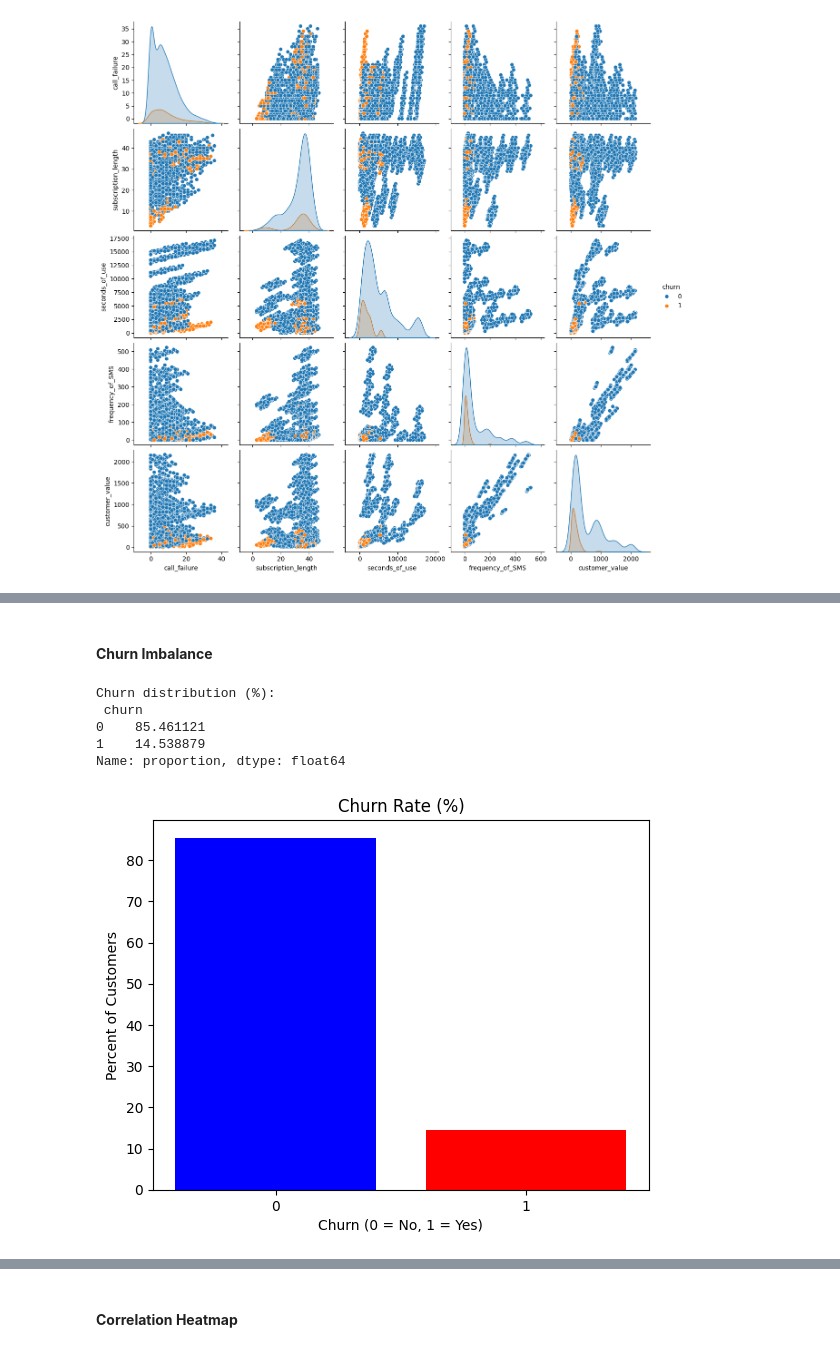
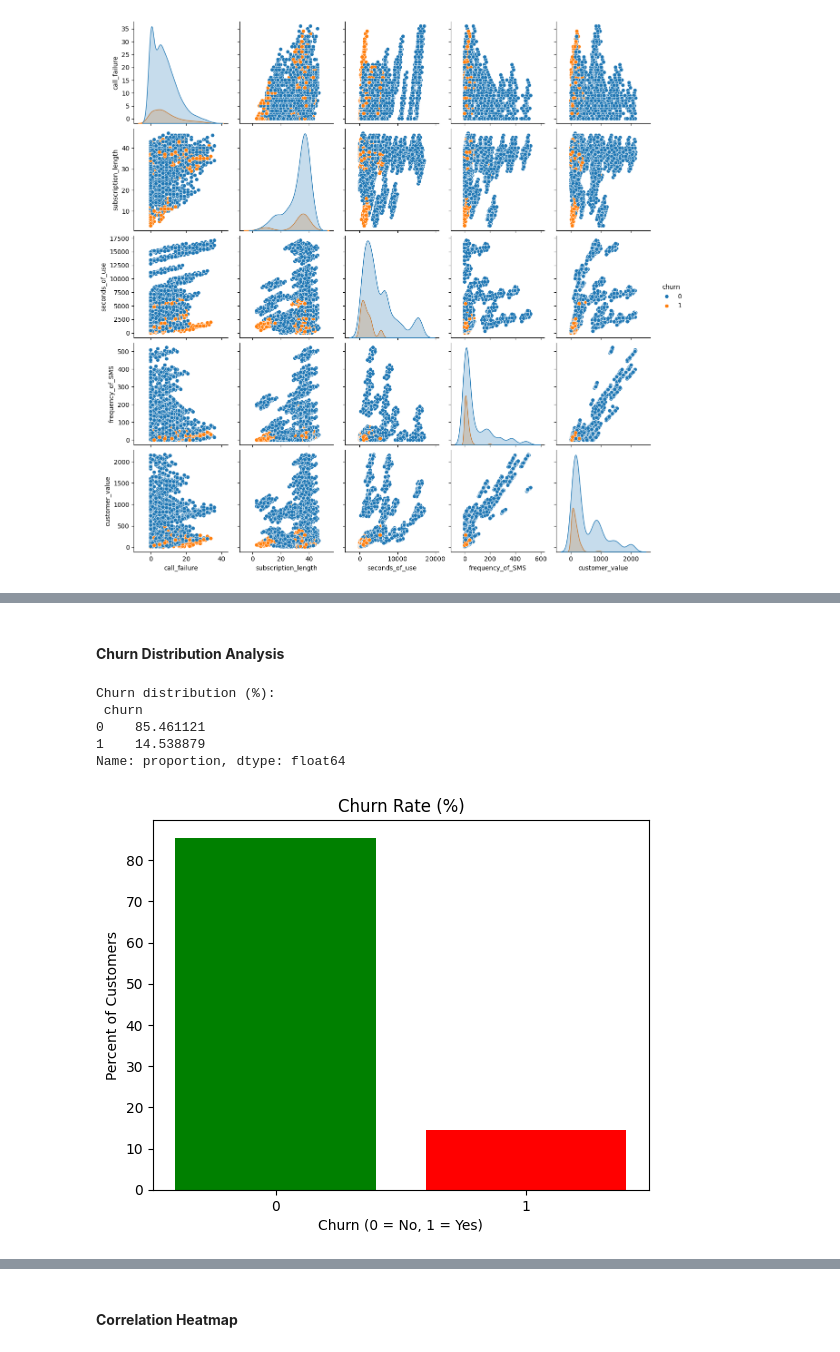
Before and after one commit to jagadeesh-usd/telecom-customer-churn-prediction, a Jupyter notebook: notebooks/02_eda.ipynb, the cells around one changed output, grey strips where cells are left out. Drawn from its saved outputs; the diff is of its cells as text; code cells hidden in the pictures.

```diff
--- a/notebooks/02_eda.ipynb
+++ b/notebooks/02_eda.ipynb
@@ -457,22 +450,22 @@ sns.lmplot(
 # %% [markdown]
-#### **Churn Imbalance**
+#### **Churn Distribution Analysis**
 # %%
 churn_pct = df_with_value['churn'].value_counts(normalize=True).mul(100)
 print("Churn distribution (%):\n", churn_pct)
 
-# Assign colors: churn=0 → blue, churn=1 → red
-colors = ['blue' if idx == 0 else 'red' for idx in churn_pct.index]
+# Assign colors: churn=0 → green, churn=1 → red
+colors = ['green' if idx == 0 else 'red' for idx in churn_pct.index]
 
 plt.figure()
 plt.bar(churn_pct.index.astype(str), churn_pct.values, color=colors)
 plt.title('Churn Rate (%)')
 plt.xlabel('Churn (0 = No, 1 = Yes)')
 plt.ylabel('Percent of Customers')
 plt.show()
 # %% [output]
 Churn distribution (%):
  churn
 0    85.461121
 1    14.538879
 Name: proportion, dtype: float64
-[figure, old version]
+[figure, new version]
```
Also changed, not shown: parts of 18 cells of this notebook, 19 other files.
